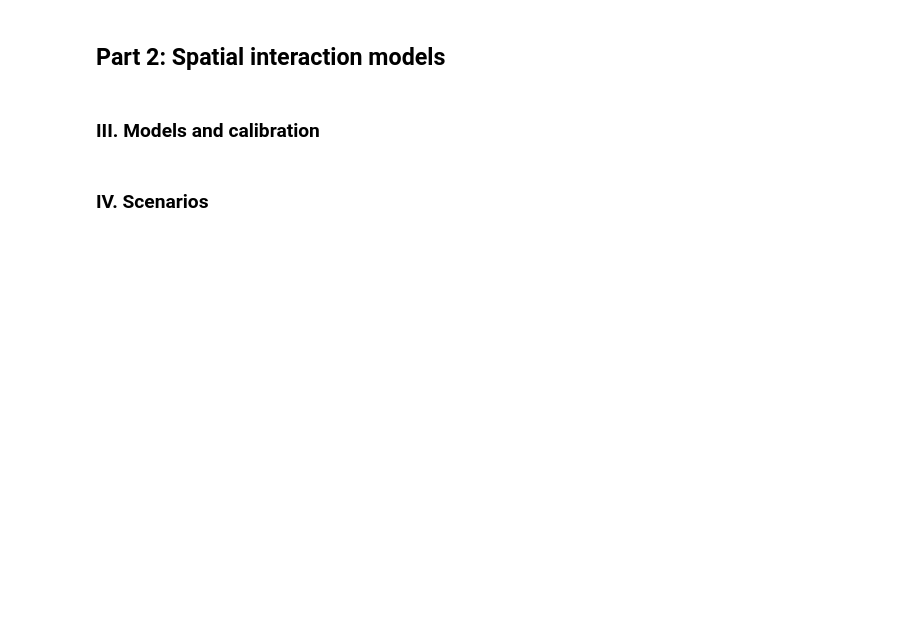
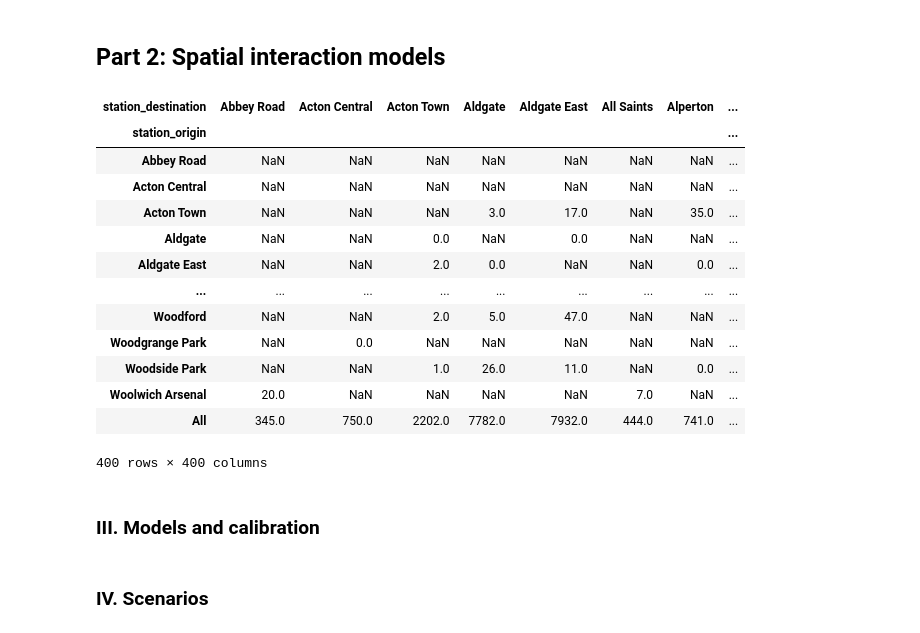
Before and after one commit to neneninja97/UrbanSim, a Jupyter notebook: urban_sim.ipynb, the cells around one changed output. Saved outputs shown, nothing was run; the diff lists cells and outputs as text; code cells hidden in the pictures; blank space fills up the shorter version.

```diff
--- a/urban_sim.ipynb
+++ b/urban_sim.ipynb
@@ -426,10 +573,27 @@ fig.savefig('Part 1I Impact calc', bbox_extra_artists=(legend,text,text2), bbox_
 ## Part 2: Spatial interaction models
 # %%
 # Reading in the OD matrix
-df_OD_long = pd.read_csv("OD_london.csv", index_col=0)
+df_OD_long = pd.read_csv("london_flows.csv")
 # %%
 # Creating a pivot table from the long list
 df_OD = pd.pivot_table(df_OD_long, values ="flows", index="station_origin", columns = "station_destination",
                             aggfunc=np.sum, margins=True)
+# %%
+df_OD
+# %% [output]
+| station_destination | Abbey Road | Acton Central | Acton Town | Aldgate | Aldgate East | All Saints | Alperton | ... |
+| station_origin |  |  |  |  |  |  |  | ... |
+| Abbey Road | NaN | NaN | NaN | NaN | NaN | NaN | NaN | ... |
+| Acton Central | NaN | NaN | NaN | NaN | NaN | NaN | NaN | ... |
+| Acton Town | NaN | NaN | NaN | 3.0 | 17.0 | NaN | 35.0 | ... |
+| Aldgate | NaN | NaN | 0.0 | NaN | 0.0 | NaN | NaN | ... |
+| Aldgate East | NaN | NaN | 2.0 | 0.0 | NaN | NaN | 0.0 | ... |
+| ... | ... | ... | ... | ... | ... | ... | ... | ... |
+| Woodford | NaN | NaN | 2.0 | 5.0 | 47.0 | NaN | NaN | ... |
+| Woodgrange Park | NaN | 0.0 | NaN | NaN | NaN | NaN | NaN | ... |
+| Woodside Park | NaN | NaN | 1.0 | 26.0 | 11.0 | NaN | 0.0 | ... |
+| Woolwich Arsenal | 20.0 | NaN | NaN | NaN | NaN | 7.0 | NaN | ... |
+| All | 345.0 | 750.0 | 2202.0 | 7782.0 | 7932.0 | 444.0 | 741.0 | ... |
+400 rows × 400 columns
 # %%
 # Remove entries where orig = dest
```
Also changed, not shown: parts of 37 cells of this notebook.
